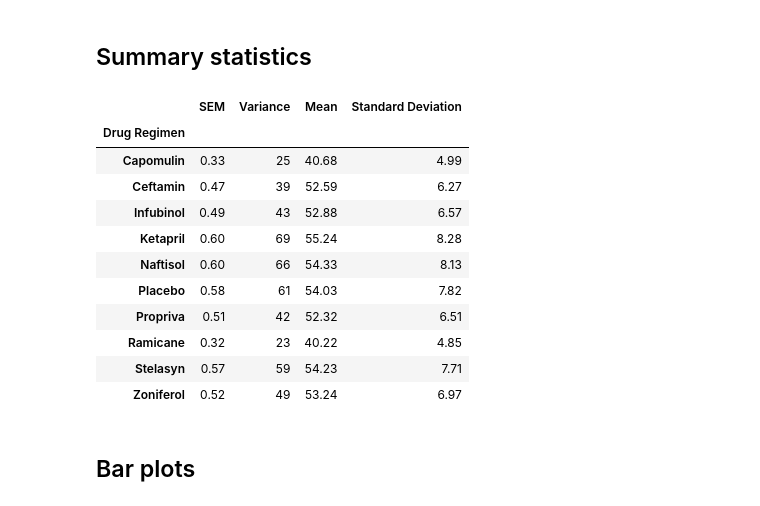
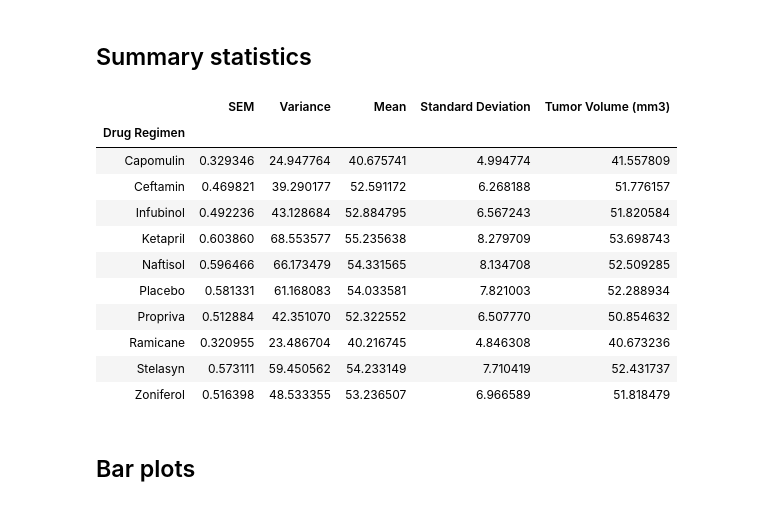
Before and after one commit to alalufcan/matplotlib-challenge, a Jupyter notebook: Pymaceuticals/05-Matplotlib_Homework_Instructions_Pymaceuticals_pymaceuticals_starter.ipynb, the cells around one changed output. Saved outputs shown, nothing was run; the diff lists cells and outputs as text; code cells hidden in the pictures.

```diff
--- a/Pymaceuticals/05-Matplotlib_Homework_Instructions_Pymaceuticals_pymaceuticals_starter.ipynb
+++ b/Pymaceuticals/05-Matplotlib_Homework_Instructions_Pymaceuticals_pymaceuticals_starter.ipynb
@@ -44,37 +44,41 @@ merged_df
 # %%
 # Generate a summary statistics table of mean, median, variance, standard deviation, and SEM of the tumor volume for each regimen
 grouped_df_sem = merged_df.groupby(["Drug Regimen"]).sem()
 grouped_df_var = merged_df.groupby(["Drug Regimen"]).var()
 grouped_df_mean = merged_df.groupby(["Drug Regimen"]).mean()
 grouped_df_std = merged_df.groupby(["Drug Regimen"]).std()
+grouped_df_med = merged_df.groupby(["Drug Regimen"]).median()
 
 # grouped_df_ss = grouped_df_ss.loc[:,['Tumor Volume (mm3)']]
 grouped_df_sem = grouped_df_sem.loc[:,['Tumor Volume (mm3)']]
 grouped_df_var = grouped_df_var.loc[:,['Tumor Volume (mm3)']]
 grouped_df_mean = grouped_df_mean.loc[:,['Tumor Volume (mm3)']]
 grouped_df_std = grouped_df_std.loc[:,['Tumor Volume (mm3)']]
+grouped_df_med = grouped_df_med.loc[:,['Tumor Volume (mm3)']]
 
 merged_varandsam= pd.merge(grouped_df_sem, grouped_df_var, on="Drug Regimen")
 merged_varandsam = merged_varandsam.rename(columns={ "Tumor Volume (mm3)_x": "SEM", "Tumor Volume (mm3)_y" : "Variance"})
 merged_meanandstd= pd.merge(grouped_df_mean, grouped_df_std, on="Drug Regimen")
 merged_meanandstd = merged_meanandstd.rename(columns={ "Tumor Volume (mm3)_x": "Mean", "Tumor Volume (mm3)_y" : "Standard Deviation"})
 
 merged_ss= pd.merge(merged_varandsam, merged_meanandstd, on="Drug Regimen")
-
-merged_ss.style.format({"SEM": "{:20,.2f}", "Variance": "{:20,.0f}","Mean": "{:20,.2f}","Standard Deviation": "{:20,.2f}"})
+merged_ssandmed = pd.merge(merged_ss, grouped_df_med, on ="Drug Regimen")
+merged_ssandmed = merged_ssandmed.rename(columns={ "Tumor Volume (mm3)_x": "Median", "Tumor Volume (mm3)_y" : "Median"})
+merged_ssandmed
+# merged_ssandmed.style.format({"SEM": "{:20,.2f}", "Variance": "{:20,.0f}","Mean": "{:20,.2f}","Standard Deviation": "{:20,.2f}"})
 # %% [output]
-|  | SEM | Variance | Mean | Standard Deviation |
-| Drug Regimen |  |  |  |  |
-| Capomulin | 0.33 | 25 | 40.68 | 4.99 |
-| Ceftamin | 0.47 | 39 | 52.59 | 6.27 |
-| Infubinol | 0.49 | 43 | 52.88 | 6.57 |
-| Ketapril | 0.60 | 69 | 55.24 | 8.28 |
-| Naftisol | 0.60 | 66 | 54.33 | 8.13 |
-| Placebo | 0.58 | 61 | 54.03 | 7.82 |
-| Propriva | 0.51 | 42 | 52.32 | 6.51 |
-| Ramicane | 0.32 | 23 | 40.22 | 4.85 |
-| Stelasyn | 0.57 | 59 | 54.23 | 7.71 |
-| Zoniferol | 0.52 | 49 | 53.24 | 6.97 |
+|  | SEM | Variance | Mean | Standard Deviation | Tumor Volume (mm3) |
+| Drug Regimen |  |  |  |  |  |
+| Capomulin | 0.329346 | 24.947764 | 40.675741 | 4.994774 | 41.557809 |
+| Ceftamin | 0.469821 | 39.290177 | 52.591172 | 6.268188 | 51.776157 |
+| Infubinol | 0.492236 | 43.128684 | 52.884795 | 6.567243 | 51.820584 |
+| Ketapril | 0.603860 | 68.553577 | 55.235638 | 8.279709 | 53.698743 |
+| Naftisol | 0.596466 | 66.173479 | 54.331565 | 8.134708 | 52.509285 |
+| Placebo | 0.581331 | 61.168083 | 54.033581 | 7.821003 | 52.288934 |
+| Propriva | 0.512884 | 42.351070 | 52.322552 | 6.507770 | 50.854632 |
+| Ramicane | 0.320955 | 23.486704 | 40.216745 | 4.846308 | 40.673236 |
+| Stelasyn | 0.573111 | 59.450562 | 54.233149 | 7.710419 | 52.431737 |
+| Zoniferol | 0.516398 | 48.533355 | 53.236507 | 6.966589 | 51.818479 |
 # %% [markdown]
 ## Bar plots
 # %%
```
